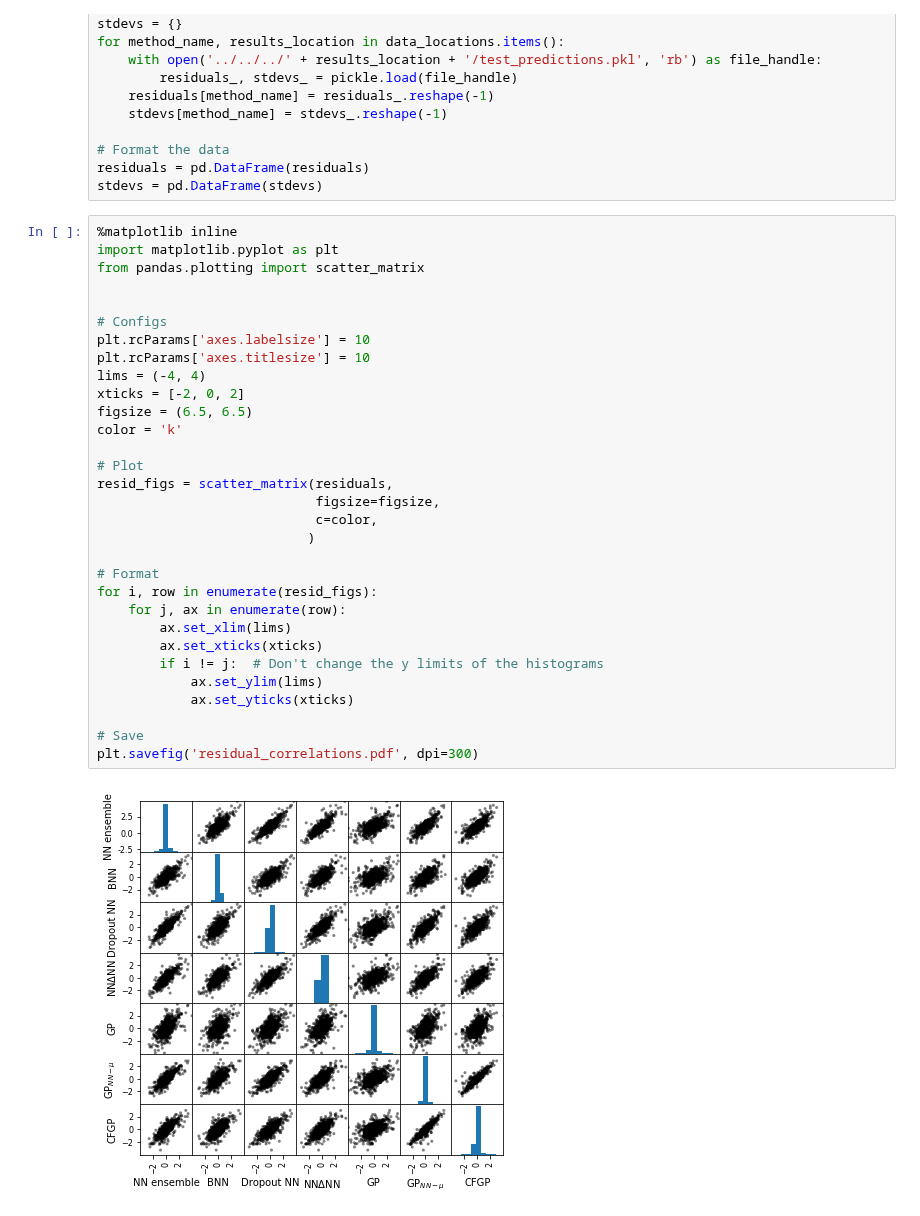
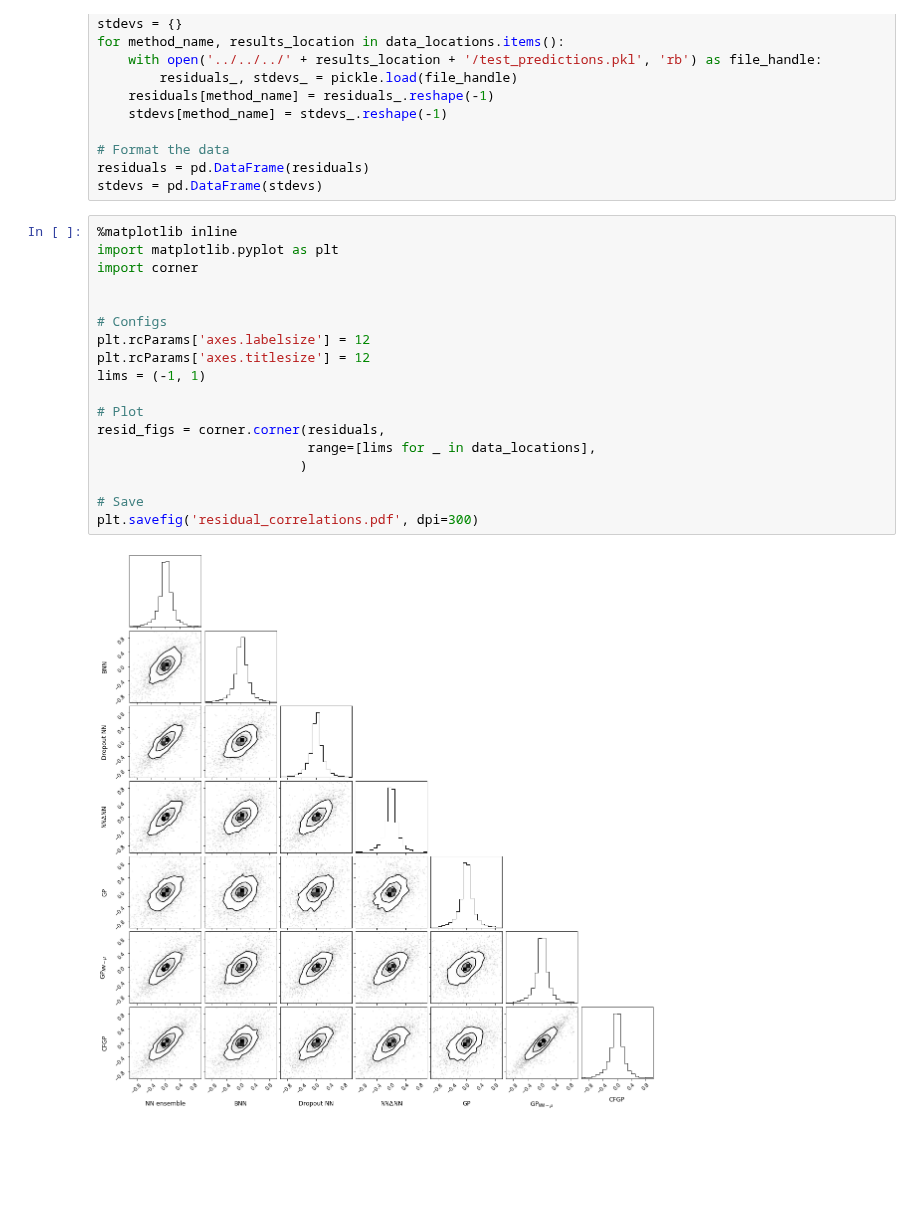
Before and after one commit to ulissigroup/uncertainty_benchmarking, a Jupyter notebook: paper/figures/corners/corner_plots.ipynb, the cells around one changed output. Cells and saved outputs as stored; diff of their text form; blank space fills up the shorter version.

Commit message:
Third try for corner plots
`corner.py` blends the points, making rendering much faster. And the
formatting is better. Let's go back to that, but just zoom correctly to
make it look better.

```diff
--- a/paper/figures/corners/corner_plots.ipynb
+++ b/paper/figures/corners/corner_plots.ipynb
@@ -28,36 +28,23 @@ stdevs = pd.DataFrame(stdevs)
 # %%
 %matplotlib inline
 import matplotlib.pyplot as plt
-from pandas.plotting import scatter_matrix
+import corner
 
 
 # Configs
-plt.rcParams['axes.labelsize'] = 10
-plt.rcParams['axes.titlesize'] = 10
-lims = (-4, 4)
-xticks = [-2, 0, 2]
-figsize = (6.5, 6.5)
-color = 'k'
+plt.rcParams['axes.labelsize'] = 12
+plt.rcParams['axes.titlesize'] = 12
+lims = (-1, 1)
 
 # Plot
-resid_figs = scatter_matrix(residuals,
-                            figsize=figsize,
-                            c=color,
-                           )
-
-# Format
-for i, row in enumerate(resid_figs):
-    for j, ax in enumerate(row):
-        ax.set_xlim(lims)
-        ax.set_xticks(xticks)
-        if i != j:  # Don't change the y limits of the histograms
-            ax.set_ylim(lims)
-            ax.set_yticks(xticks)
+resid_figs = corner.corner(residuals,
+                           range=[lims for _ in data_locations],
+                          )
 
 # Save
 plt.savefig('residual_correlations.pdf', dpi=300)
 # %% [output]
-[figure, old version]
+[figure, new version]
 # %%
 %matplotlib inline
 import matplotlib.pyplot as plt
```
Also changed, not shown: parts of 1 cell of this notebook, 2 other files.
